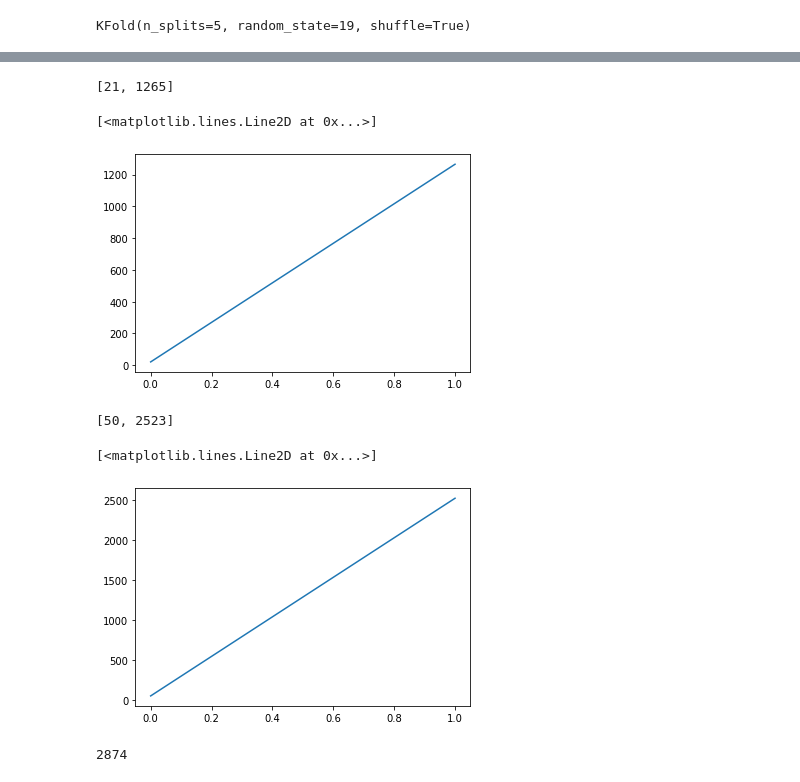
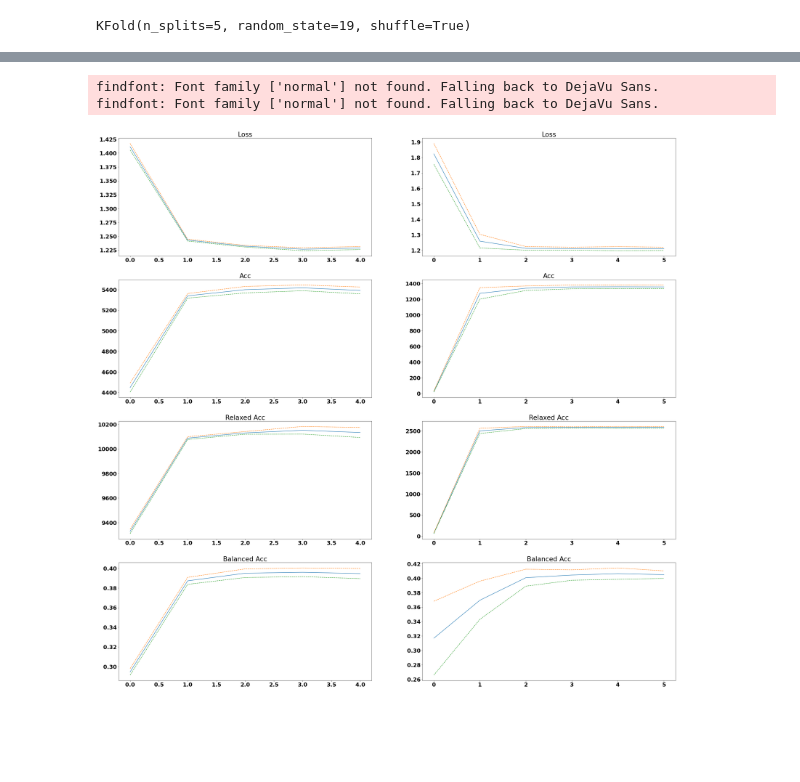
Before and after one commit to vrrusso/skin-tone-research, a Jupyter notebook: simple_cnn_classifier/using_cnn.ipynb, the cells around one changed output, grey strips where cells are left out. Saved outputs shown, nothing was run; the diff lists cells and outputs as text; code cells hidden in the pictures; blank space fills up the shorter version.

Commit message:
update: using_cnn.ipynb # add metrics analysis

```diff
--- a/simple_cnn_classifier/using_cnn.ipynb
+++ b/simple_cnn_classifier/using_cnn.ipynb
@@ -226,18 +313,44 @@ LOCAL_RANK: 0 - CUDA_VISIBLE_DEVICES: [0]
-# %%
-print(model.test_acc_history)
-plt.plot(model.test_acc_history)
-# %% [output]
-[21, 1265]
-[<matplotlib.lines.Line2D at 0x...>]
-[figure, removed]
-# %%
-print(model.test_acc_relaxed_history)
-plt.plot(model.test_acc_relaxed_history)
-# %% [output]
-[50, 2523]
-[<matplotlib.lines.Line2D at 0x...>]
-[figure, removed]
-# %%
-len(df_test)
-# %% [output]
-2874
+# %%
+
+
+i=1
+plt.figure(figsize=(40,40))
+font = {'family' : 'normal',
+        'weight' : 'bold',
+        'size'   : 22}
+
+plt.rc('font', **font)
+for key in train_metrics:
+    array_metric = np.array([item for sublist in train_metrics[key]['history'] for item in sublist])
+    data = array_metric.reshape((5,n_epochs))
+
+    plt.subplot(4,2,i)
+    mean = data.mean(axis=0)
+    std = data.std(axis=0)
+    sup = mean+std
+    inf = mean-std
+
+    plt.plot(mean)
+    plt.plot(sup,'--')
+    plt.plot(inf,'--')
+    plt.title(train_metrics[key]['name'])
+    i+=1
+
+    array_metric = np.array([item for sublist in test_metrics[key]['history'] for item in sublist])
+    data = array_metric.reshape((5,n_epochs+1))
+
+    plt.subplot(4,2,i)
+    mean = data.mean(axis=0)
+    std = data.std(axis=0)
+    sup = mean+std
+    inf = mean-std
+
+    plt.plot(mean)
+    plt.plot(sup,'--')
+    plt.plot(inf,'--')
+    plt.title(test_metrics[key]['name'])
+    i+=1
+# %% [output]
+findfont: Font family ['normal'] not found. Falling back to DejaVu Sans.
+findfont: Font family ['normal'] not found. Falling back to DejaVu Sans.
+[figure, added]
```
Also changed, not shown: parts of 2 cells of this notebook.
